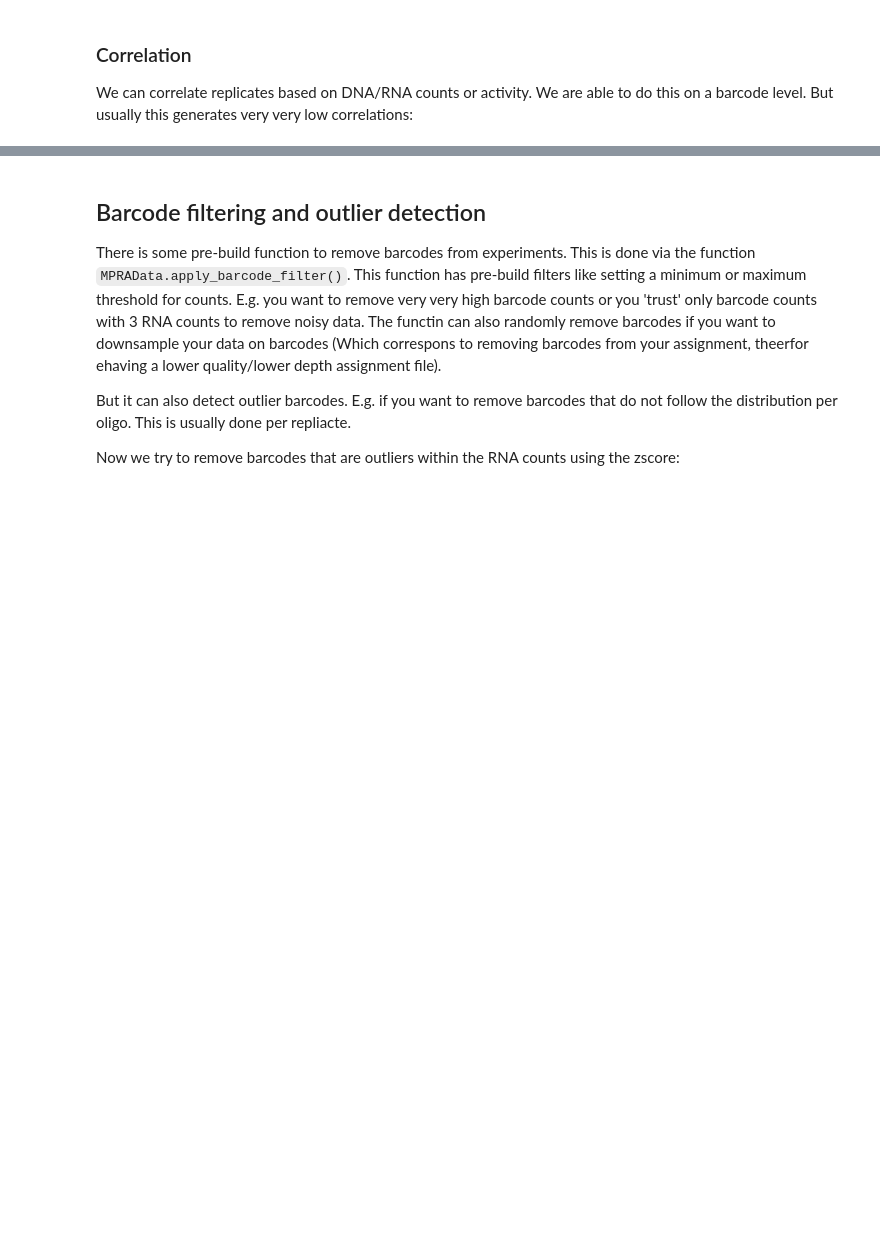
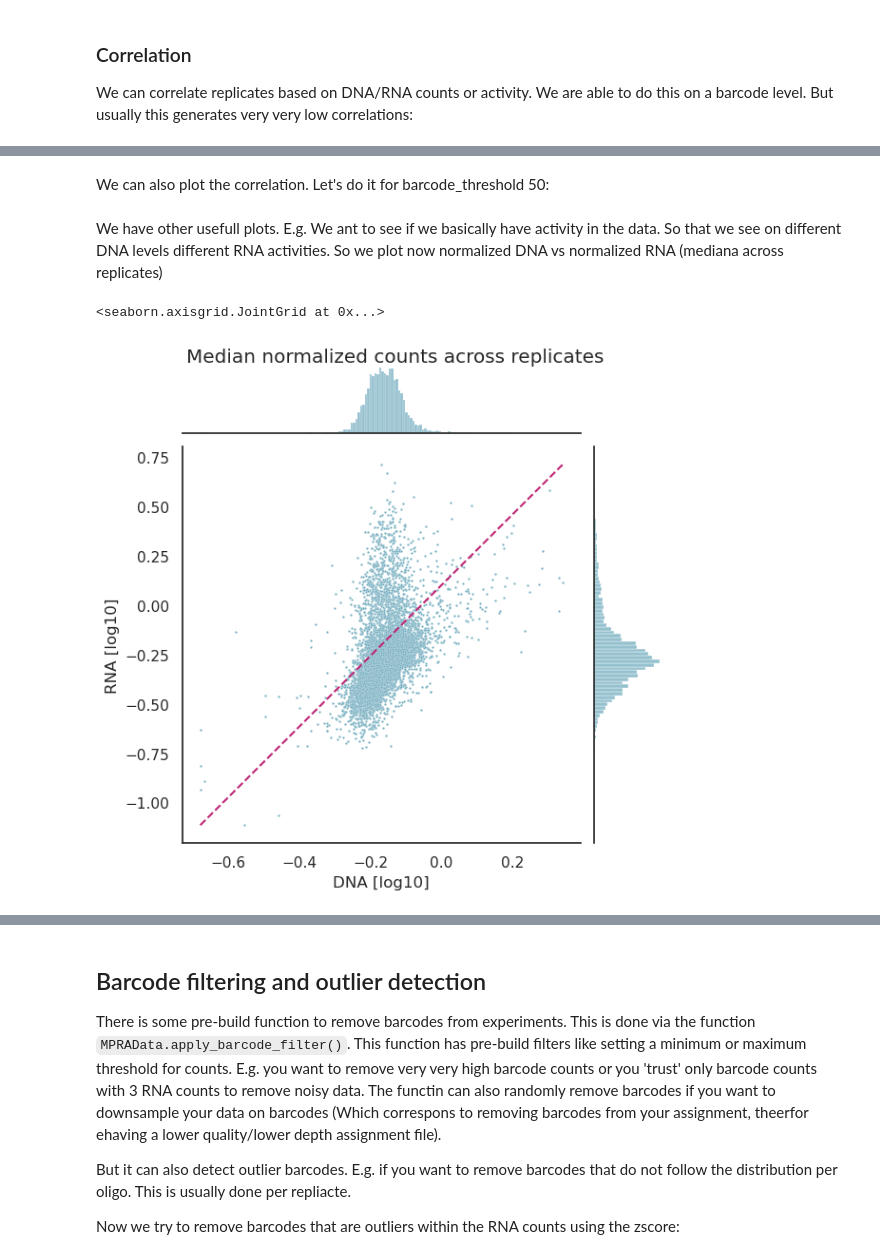
Before and after one commit to kircherlab/MPRAlib, a Jupyter notebook: examples/mpralib.ipynb, the cells around one changed output, grey strips where cells are left out. Saved outputs shown, nothing was run; the diff lists cells and outputs as text; code cells hidden in the pictures; blank space fills up the shorter version.

```diff
--- a/examples/mpralib.ipynb
+++ b/examples/mpralib.ipynb
@@ -166,0 +168,15 @@ Number of oligos per individual replicate, using BC threshold 50
+# %% [markdown]
+We can also plot the correlation. Let's do it for barcode_threshold 50:
+# %%
+from mpralib.utils.plot import correlation
+mpra_oligo_data.barcode_threshold = 50
+correlation(mpra_oligo_data, Modality.ACTIVITY)
+# %% [markdown]
+We have other usefull plots. E.g. We ant to see if we basically have activity in the data. So that we see on different DNA levels different RNA activities. So we plot now normalized DNA vs normalized RNA (mediana across replicates)
+# %%
+from mpralib.utils.plot import dna_vs_rna,barcodes_per_oligo
+mpra_oligo_data.barcode_threshold = 1
+dna_vs_rna(mpra_oligo_data)
+# %% [output]
+<seaborn.axisgrid.JointGrid at 0x...>
+[figure, added]
```
Also changed, not shown: parts of 19 cells of this notebook, 1 other file.
